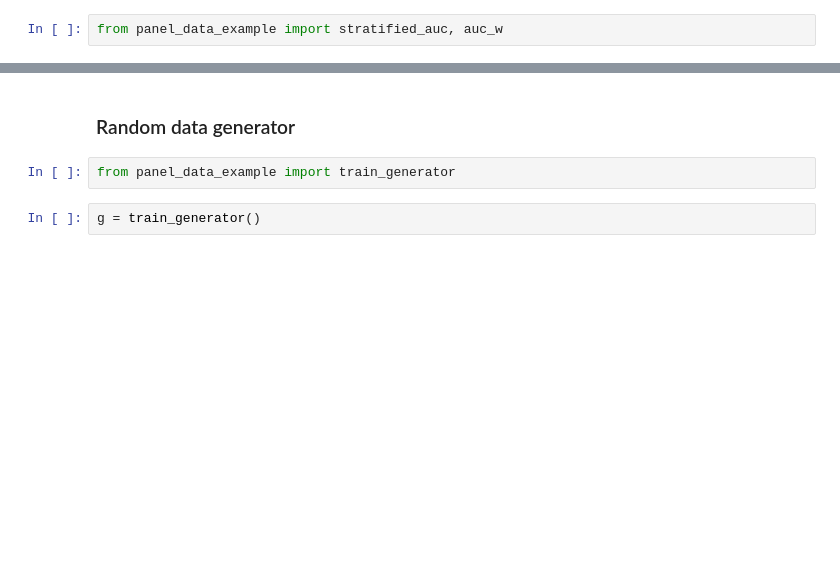
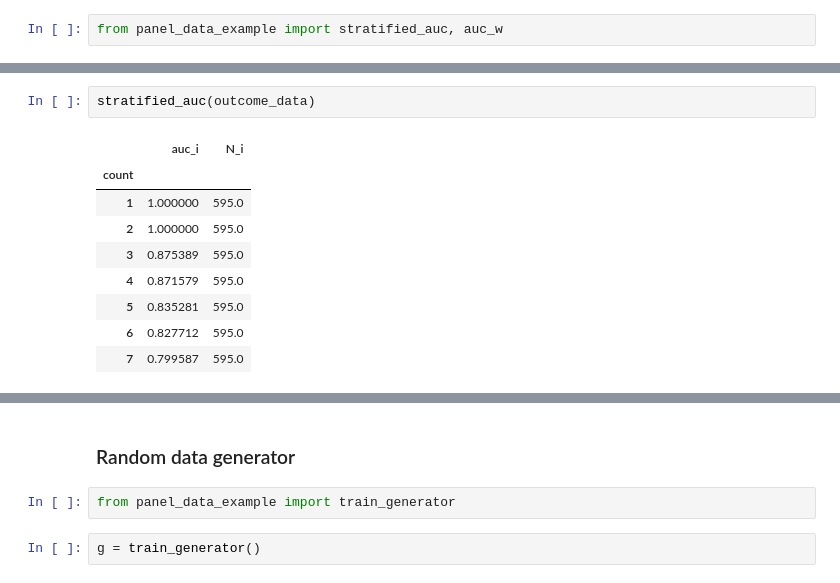
Before and after one commit to scotsun/embedding-missingdata, a Jupyter notebook: misc/panel_data_scratch.ipynb, the cells around one changed output, grey strips where cells are left out. Drawn from its saved outputs; the diff is of its cells as text; blank space fills up the shorter version.

Commit message:
update data_seq

```diff
--- a/misc/panel_data_scratch.ipynb
+++ b/misc/panel_data_scratch.ipynb
@@ -79,3 +77,15 @@ outcome_data["count"] = df["t"]
+# %%
+stratified_auc(outcome_data)
+# %% [output]
+|  | auc_i | N_i |
+| count |  |  |
+| 1 | 1.000000 | 595.0 |
+| 2 | 1.000000 | 595.0 |
+| 3 | 0.875389 | 595.0 |
+| 4 | 0.871579 | 595.0 |
+| 5 | 0.835281 | 595.0 |
+| 6 | 0.827712 | 595.0 |
+| 7 | 0.799587 | 595.0 |
 # %%
 auc_w(stratified_auc(outcome_data))
 # %% [output]
```
Also changed, not shown: parts of 10 cells of this notebook, 3 other files.
